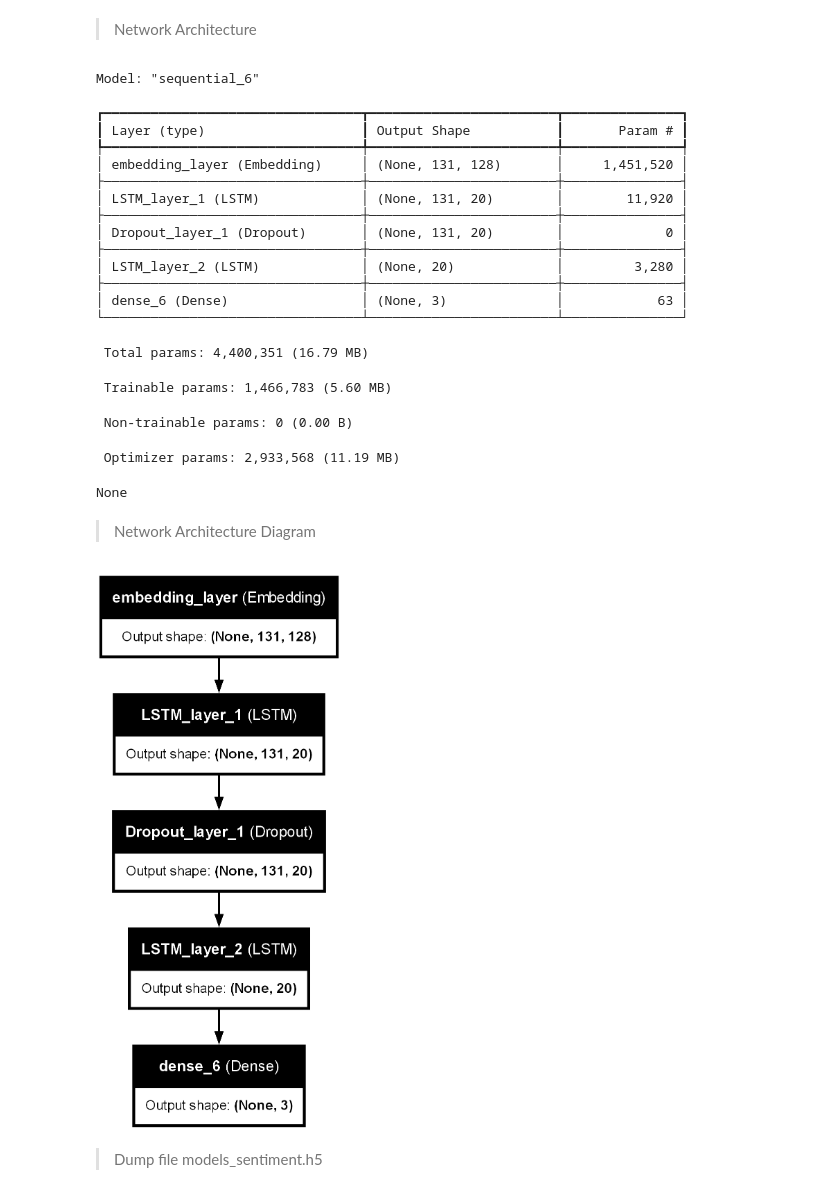
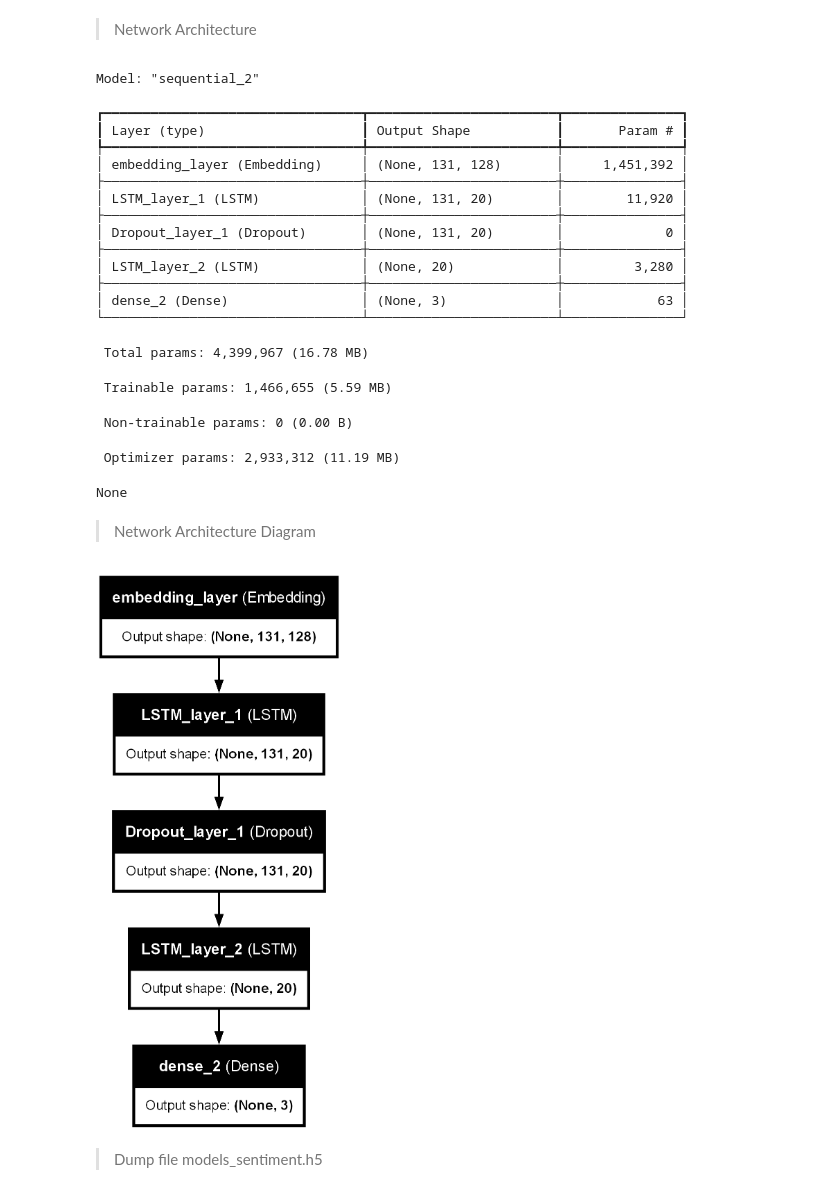
Before and after one commit to ZeusCoderBE/NLP-clustering-word--Vietnamese-Sentiment-Analysis, a Jupyter notebook: source/train_model_LSTM_Sentiment.ipynb, the cells around one changed output. Drawn from its saved outputs; the diff is of its cells as text; code cells hidden in the pictures.

```diff
--- a/source/train_model_LSTM_Sentiment.ipynb
+++ b/source/train_model_LSTM_Sentiment.ipynb
@@ -150,11 +150,11 @@ print(y_train_one_hot[0:3])
 ### 3.1. Design configuration for LSTM network
 # %%
 dropout=0.3
-total_word=len(X_train_corpus.word_index)+1
+total_word=len(X_train_corpus.word_index)
 num_classes=3
 embedding_size = 128
 num_lstm_units = 20
-epochs=40
+epochs=60
 # %% [markdown]
 ### 3.2. Model LSTM
 # %%
@@ -176,7 +176,7 @@ model.compile(loss='categorical_crossentropy', optimizer='adam', metrics=['accur
 # Khởi tạo callback EarlyStopping
 early_stopping_callback = EarlyStopping(
     monitor='loss',
-    patience=13,
+    patience=8,
     restore_best_weights=True
 )
 # %%
@@ -209,11 +209,11 @@ Epoch 40/40
 # %%
 print(model.summary())
 # %% [output]
-Model: "sequential_6"
+Model: "sequential_2"
 ┏━━━━━━━━━━━━━━━━━━━━━━━━━━━━━━━━━┳━━━━━━━━━━━━━━━━━━━━━━━━┳━━━━━━━━━━━━━━━┓
 ┃ Layer (type)                    ┃ Output Shape           ┃       Param # ┃
 ┡━━━━━━━━━━━━━━━━━━━━━━━━━━━━━━━━━╇━━━━━━━━━━━━━━━━━━━━━━━━╇━━━━━━━━━━━━━━━┩
-│ embedding_layer (Embedding)     │ (None, 131, 128)       │     1,451,520 │
+│ embedding_layer (Embedding)     │ (None, 131, 128)       │     1,451,392 │
 ├─────────────────────────────────┼────────────────────────┼───────────────┤
 │ LSTM_layer_1 (LSTM)             │ (None, 131, 20)        │        11,920 │
 ├─────────────────────────────────┼────────────────────────┼───────────────┤
@@ -221,20 +221,20 @@ Model: "sequential_6"
 ├─────────────────────────────────┼────────────────────────┼───────────────┤
 │ LSTM_layer_2 (LSTM)             │ (None, 20)             │         3,280 │
 ├─────────────────────────────────┼────────────────────────┼───────────────┤
-│ dense_6 (Dense)                 │ (None, 3)              │            63 │
+│ dense_2 (Dense)                 │ (None, 3)              │            63 │
 └─────────────────────────────────┴────────────────────────┴───────────────┘
- Total params: 4,400,351 (16.79 MB)
+ Total params: 4,399,967 (16.78 MB)
- Trainable params: 1,466,783 (5.60 MB)
+ Trainable params: 1,466,655 (5.59 MB)
  Non-trainable params: 0 (0.00 B)
- Optimizer params: 2,933,568 (11.19 MB)
+ Optimizer params: 2,933,312 (11.19 MB)
 None
 # %% [markdown]
 > Network Architecture Diagram
 # %%
 # Tạo đồ thị cho mô hình
-plot_model(model, to_file='../design/model_LSTM_sentiment.png', show_shapes=True, show_layer_names=True)
+plot_model(model, to_file='../design/model_LSTM__sentiment_plot.png', show_shapes=True, show_layer_names=True)
 # %% [output]
-[figure, old version]
+[figure, new version]
 # %% [markdown]
 > Dump file models_sentiment.h5
 # %%
```
Also changed, not shown: parts of 7 cells of this notebook, 26 other files.
